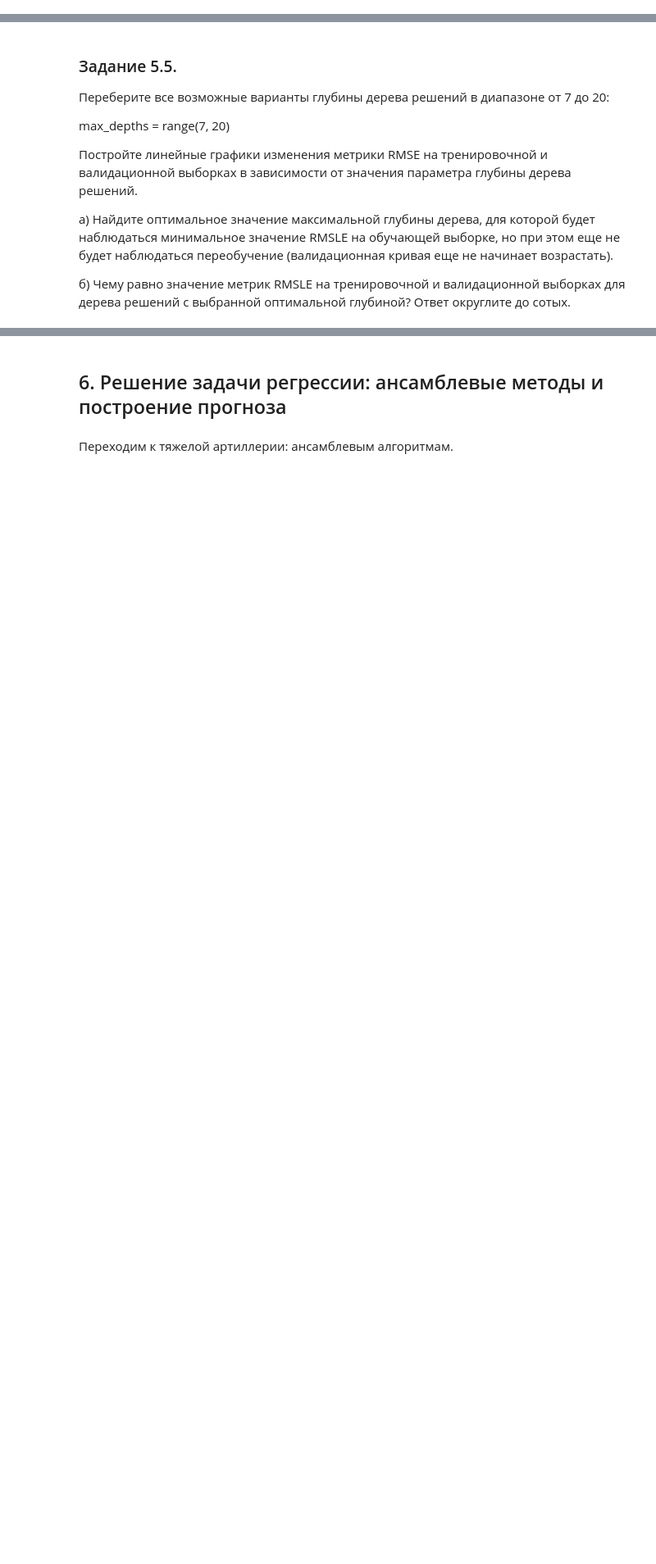
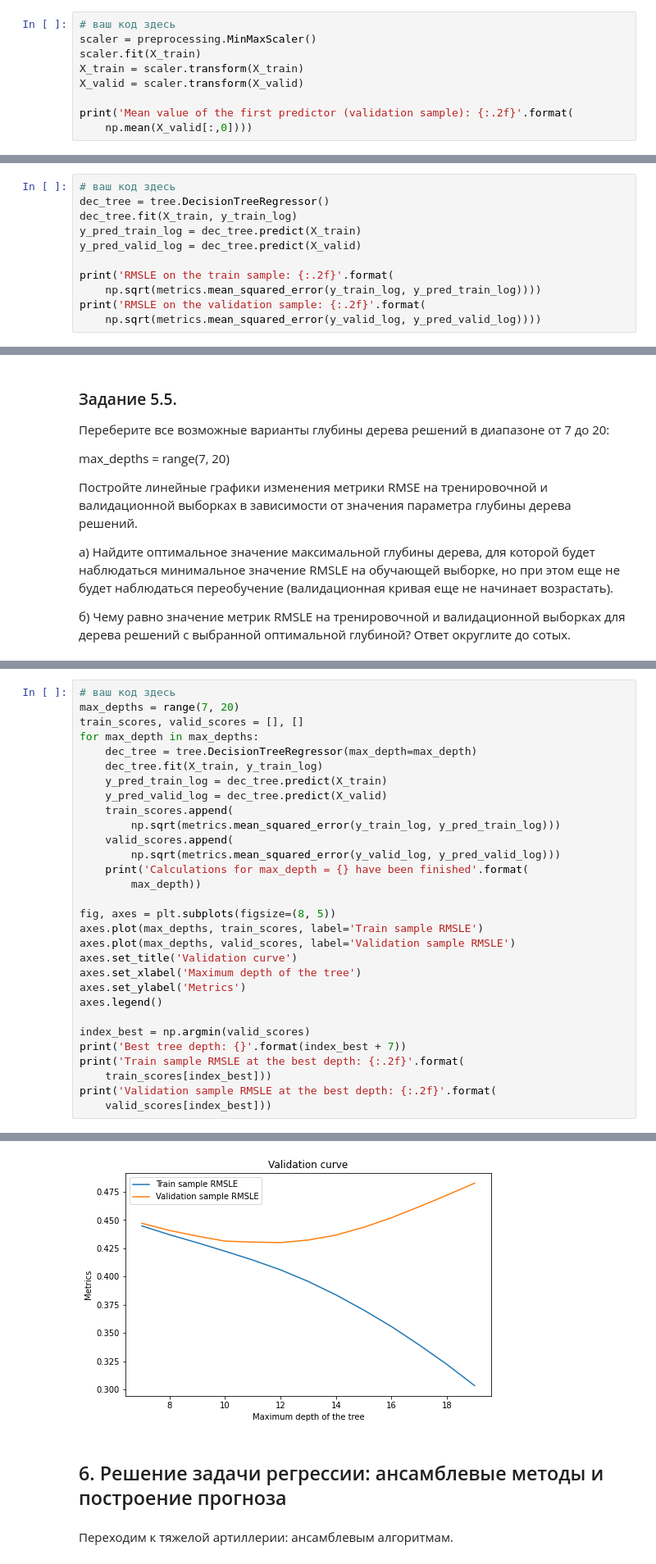
Before and after one commit to dmitruy11/PROJEKT-5, a Jupyter notebook: Project-5._Ноутбук-шаблон.ipynb, the cells around one changed output, grey strips where cells are left out. Shown at 82% size. Saved outputs shown, nothing was run; the diff lists cells and outputs as text; blank space fills up the shorter version.

```diff
--- a/Project-5._Ноутбук-шаблон.ipynb
+++ b/Project-5._Ноутбук-шаблон.ipynb
@@ -854,0 +930,9 @@ X_train, X_valid, y_train_log, y_valid_log = model_selection.train_test_split(
+# %%
+# ваш код здесь
+scaler = preprocessing.MinMaxScaler()
+scaler.fit(X_train)
+X_train = scaler.transform(X_train)
+X_valid = scaler.transform(X_valid)
+
+print('Mean value of the first predictor (validation sample): {:.2f}'.format(
+    np.mean(X_valid[:,0])))
@@ -900,0 +1020,11 @@ $$RMSLE = \sqrt{\frac{1}{n}\sum_{i=1}^n(z_i-\hat{z_i})^2}=\sqrt{MSE(z_i,\hat{z_i
+# %%
+# ваш код здесь
+dec_tree = tree.DecisionTreeRegressor()
+dec_tree.fit(X_train, y_train_log)
+y_pred_train_log = dec_tree.predict(X_train)
+y_pred_valid_log = dec_tree.predict(X_valid)
+
+print('RMSLE on the train sample: {:.2f}'.format(
+    np.sqrt(metrics.mean_squared_error(y_train_log, y_pred_train_log))))
+print('RMSLE on the validation sample: {:.2f}'.format(
+    np.sqrt(metrics.mean_squared_error(y_valid_log, y_pred_valid_log))))
@@ -913,0 +1045,31 @@ max_depths = range(7, 20)
+# %%
+# ваш код здесь
+max_depths = range(7, 20)
+train_scores, valid_scores = [], []
+for max_depth in max_depths:
+    dec_tree = tree.DecisionTreeRegressor(max_depth=max_depth)
+    dec_tree.fit(X_train, y_train_log)
+    y_pred_train_log = dec_tree.predict(X_train)
+    y_pred_valid_log = dec_tree.predict(X_valid)
+    train_scores.append(
+        np.sqrt(metrics.mean_squared_error(y_train_log, y_pred_train_log)))
+    valid_scores.append(
+        np.sqrt(metrics.mean_squared_error(y_valid_log, y_pred_valid_log)))
+    print('Calculations for max_depth = {} have been finished'.format(
+        max_depth))
+
+fig, axes = plt.subplots(figsize=(8, 5))
+axes.plot(max_depths, train_scores, label='Train sample RMSLE')
+axes.plot(max_depths, valid_scores, label='Validation sample RMSLE')
+axes.set_title('Validation curve')
+axes.set_xlabel('Maximum depth of the tree')
+axes.set_ylabel('Metrics')
+axes.legend()
+
+index_best = np.argmin(valid_scores)
+print('Best tree depth: {}'.format(index_best + 7))
+print('Train sample RMSLE at the best depth: {:.2f}'.format(
+    train_scores[index_best]))
+print('Validation sample RMSLE at the best depth: {:.2f}'.format(
+    valid_scores[index_best]))
+# %% [output]
@@ -914,3 +1092,4 @@ max_depths = range(7, 20)
+[figure, added]
 # %% [markdown]
 ## 6. Решение задачи регрессии: ансамблевые методы и построение прогноза
 # %% [markdown]
```
Also changed, not shown: parts of 41 cells of this notebook.
